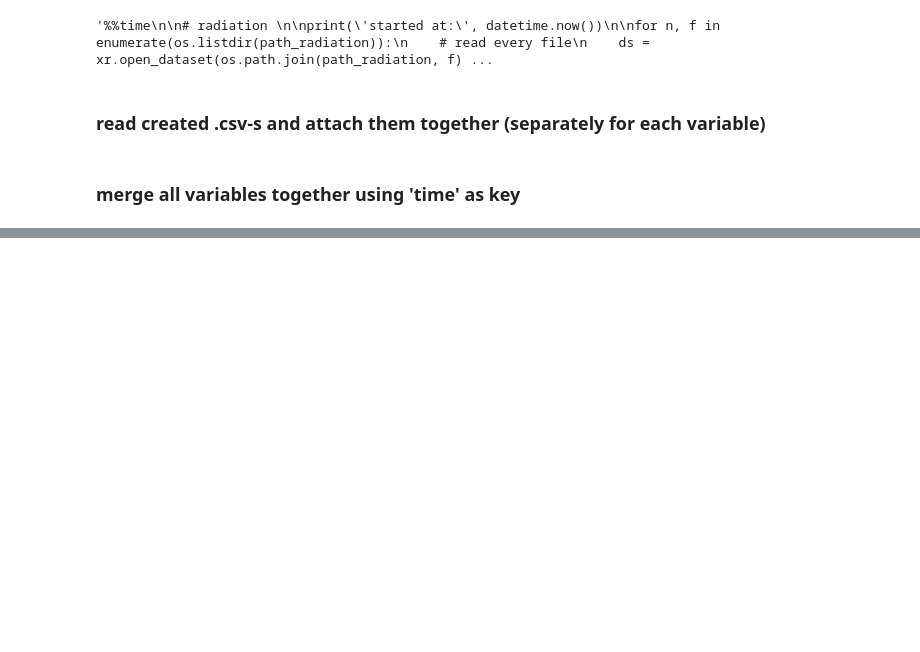
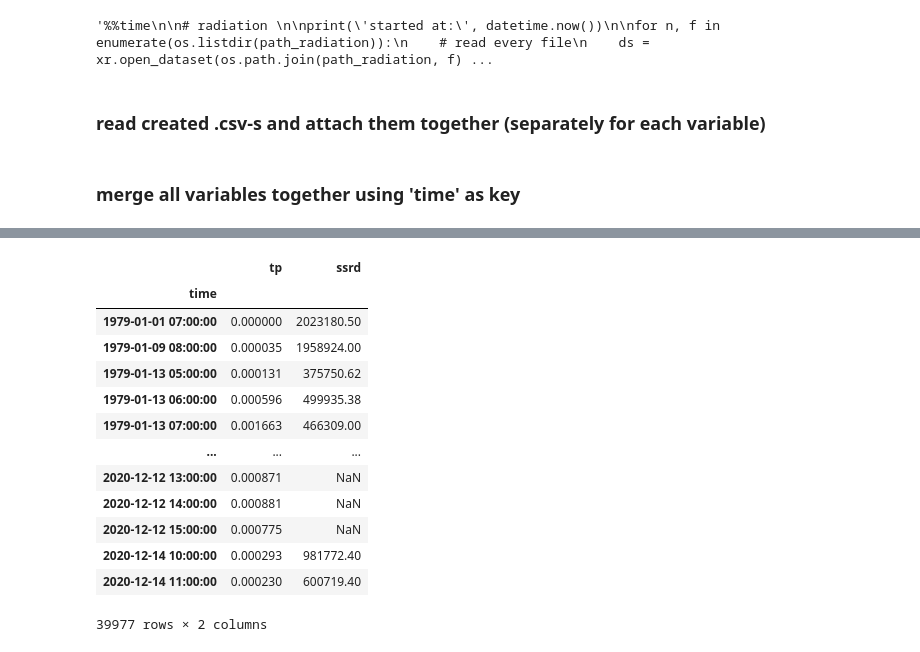
Before and after one commit to varyabazilova/hma_regions, a Jupyter notebook: export_csv_for_locations.ipynb, the cells around one changed output, grey strips where cells are left out. Drawn from its saved outputs; the diff is of its cells as text; code cells hidden in the pictures; blank space fills up the shorter version.

```diff
--- a/export_csv_for_locations.ipynb
+++ b/export_csv_for_locations.ipynb
@@ -281,0 +307,20 @@ radiation = pd.read_csv(path + '/SWradiation_1979_2020.csv')
+# %%
+climate_all # 289 362
+# precip # 39 977
+# temps # 289 362
+# radiation # 184 284
+# %% [output]
+|  | tp | ssrd |
+| time |  |  |
+| 1979-01-01 07:00:00 | 0.000000 | 2023180.50 |
+| 1979-01-09 08:00:00 | 0.000035 | 1958924.00 |
+| 1979-01-13 05:00:00 | 0.000131 | 375750.62 |
+| 1979-01-13 06:00:00 | 0.000596 | 499935.38 |
+| 1979-01-13 07:00:00 | 0.001663 | 466309.00 |
+| ... | ... | ... |
+| 2020-12-12 13:00:00 | 0.000871 | NaN |
+| 2020-12-12 14:00:00 | 0.000881 | NaN |
+| 2020-12-12 15:00:00 | 0.000775 | NaN |
+| 2020-12-14 10:00:00 | 0.000293 | 981772.40 |
+| 2020-12-14 11:00:00 | 0.000230 | 600719.40 |
+39977 rows × 2 columns
```
Also changed, not shown: parts of 7 cells of this notebook, 1 other file.
